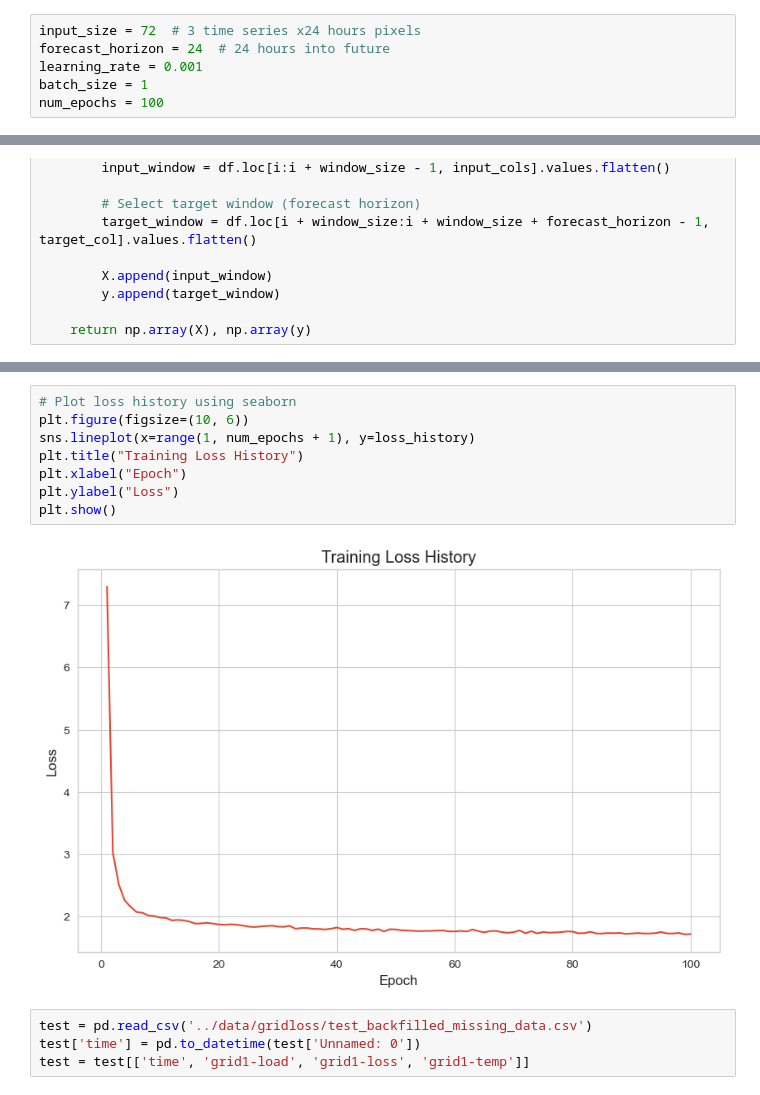
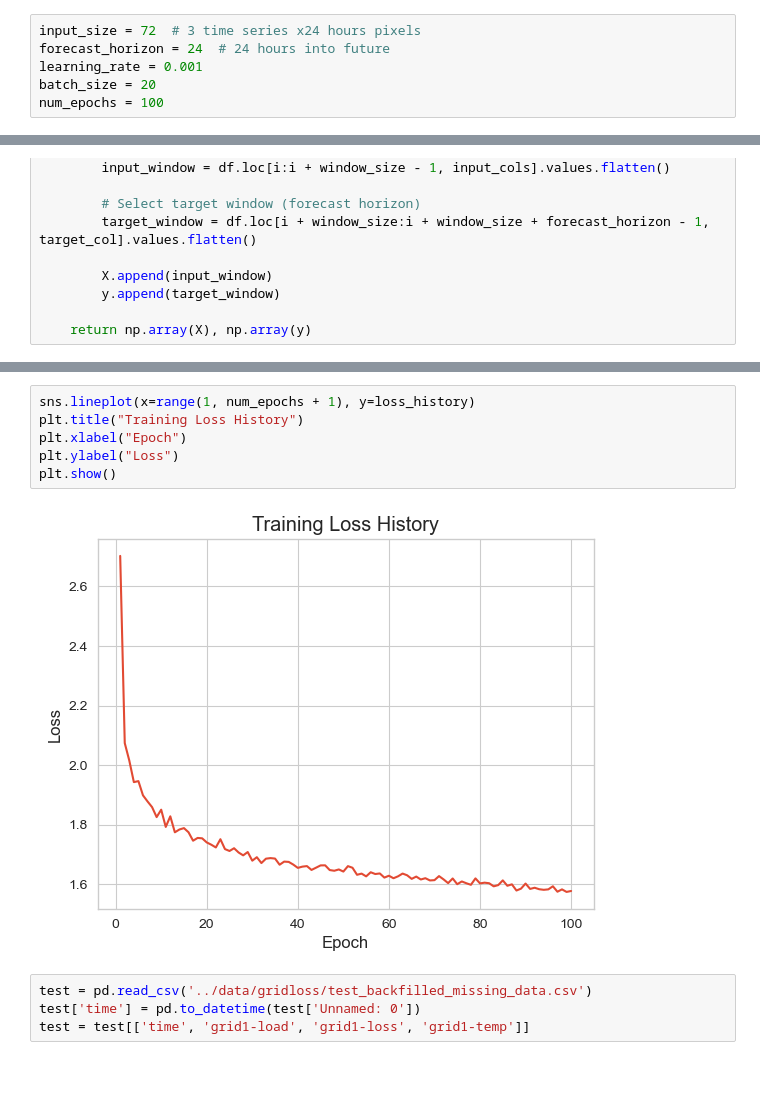
Before and after one commit to Mesterne/BEAST, a Jupyter notebook: notebooks/neural_network.ipynb, the cells around one changed output, grey strips where cells are left out. Cells and saved outputs as stored; diff of their text form.

```diff
--- a/notebooks/neural_network.ipynb
+++ b/notebooks/neural_network.ipynb
@@ -141,7 +98,7 @@ class NN(nn.Module):
 input_size = 72  # 3 time series x24 hours pixels
 forecast_horizon = 24  # 24 hours into future
 learning_rate = 0.001
-batch_size = 1
+batch_size = 20
 num_epochs = 100
 # %%
 model = NN(input_size=input_size, output_size=forecast_horizon, learning_rate=0.001)
@@ -297,13 +197,11 @@ Epoch [100/100], Loss: 1.7201
 # %%
-# Plot loss history using seaborn
-plt.figure(figsize=(10, 6))
 sns.lineplot(x=range(1, num_epochs + 1), y=loss_history)
 plt.title("Training Loss History")
 plt.xlabel("Epoch")
 plt.ylabel("Loss")
 plt.show()
 # %% [output]
-[figure, old version]
+[figure, new version]
 # %%
 test = pd.read_csv('../data/gridloss/test_backfilled_missing_data.csv')
 test['time'] = pd.to_datetime(test['Unnamed: 0'])
```
Also changed, not shown: parts of 11 cells of this notebook.
